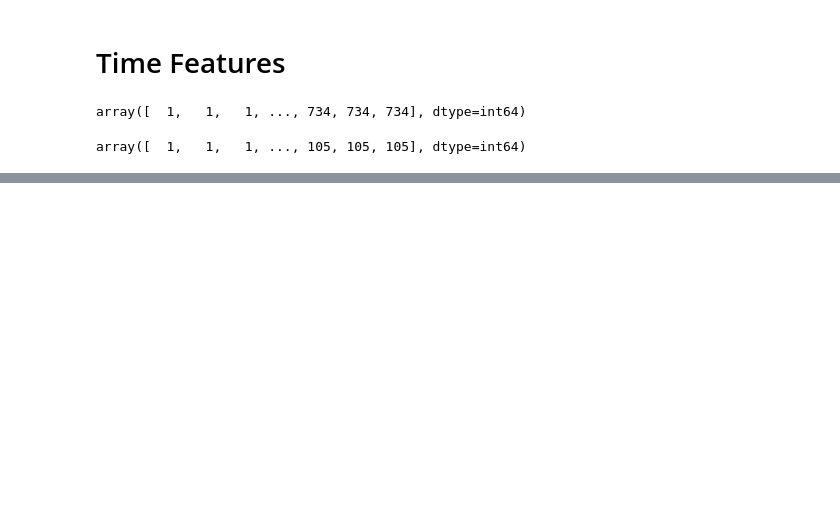
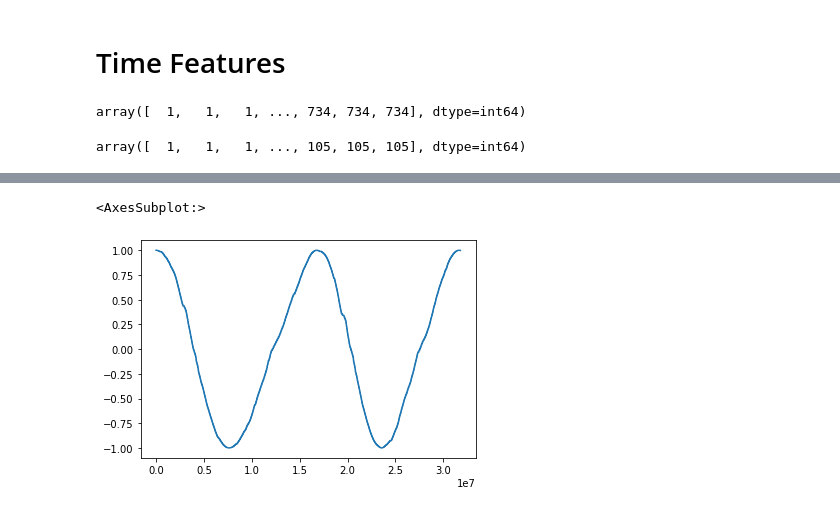
Before and after one commit to rakkaalhazimi/HM-Recommender-with-Kedro, a Jupyter notebook: notebooks/feature_data_check.ipynb, the cells around one changed output, grey strips where cells are left out. Cells and saved outputs as stored; diff of their text form; code cells hidden in the pictures; blank space fills up the shorter version.

```diff
--- a/notebooks/feature_data_check.ipynb
+++ b/notebooks/feature_data_check.ipynb
@@ -46,0 +52,5 @@ time_features
+# %%
+time_features["day_cos"].plot(kind="line")
+# %% [output]
+<AxesSubplot:>
+[figure, added]
```
Also changed, not shown: parts of 7 cells of this notebook, 1 other file.
